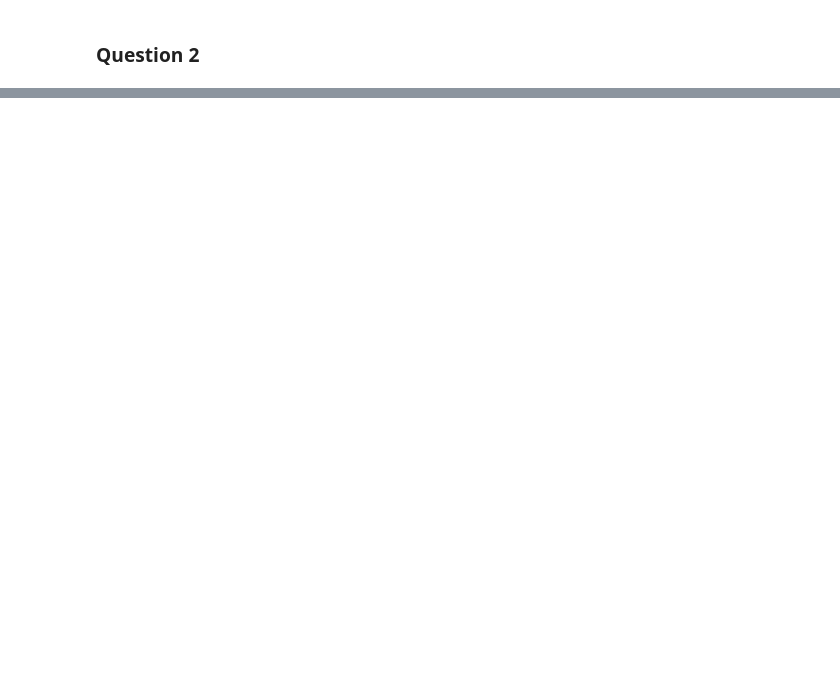
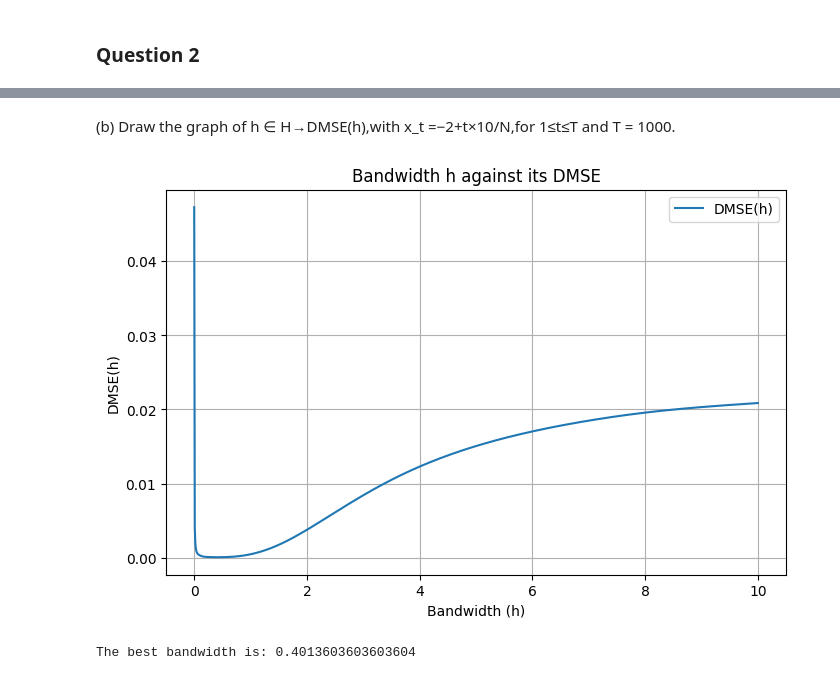
Before and after one commit to doubavitch/hw2_fds, a Jupyter notebook: Exercise 1 Duchossois.ipynb, the cells around one changed output, grey strips where cells are left out. Cells and saved outputs as stored; diff of their text form; code cells hidden in the pictures; blank space fills up the shorter version.

```diff
--- a/Exercise 1 Duchossois.ipynb
+++ b/Exercise 1 Duchossois.ipynb
@@ -157,0 +204,15 @@ MSE criterion for the best bandwidth: 0.0025000000000000044
+# %% [markdown]
+(b) Draw the graph of h ∈ H→DMSE(h),with x_t =−2+t×10/N,for 1≤t≤T and T = 1000.
+# %%
+def x_t(t, N):
+    return -2+ t*10/N
+
+T = 1000
+N = 1000
+X = np.random.normal(0, 1, N)
+H = np.linspace(10**(-3), 10, 1000)
+
+best_bandwidth(H, dmse_values = DMSE_plot(H, N, T))
+# %% [output]
+[figure, added]
+The best bandwidth is: 0.4013603603603604
```
Also changed, not shown: parts of 21 cells of this notebook.
